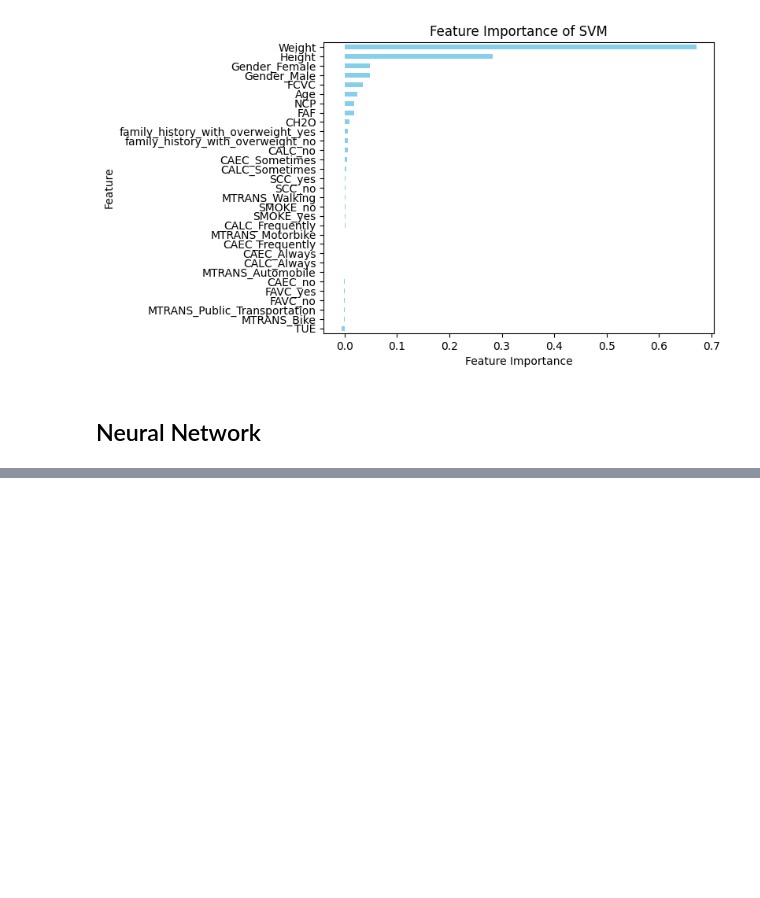
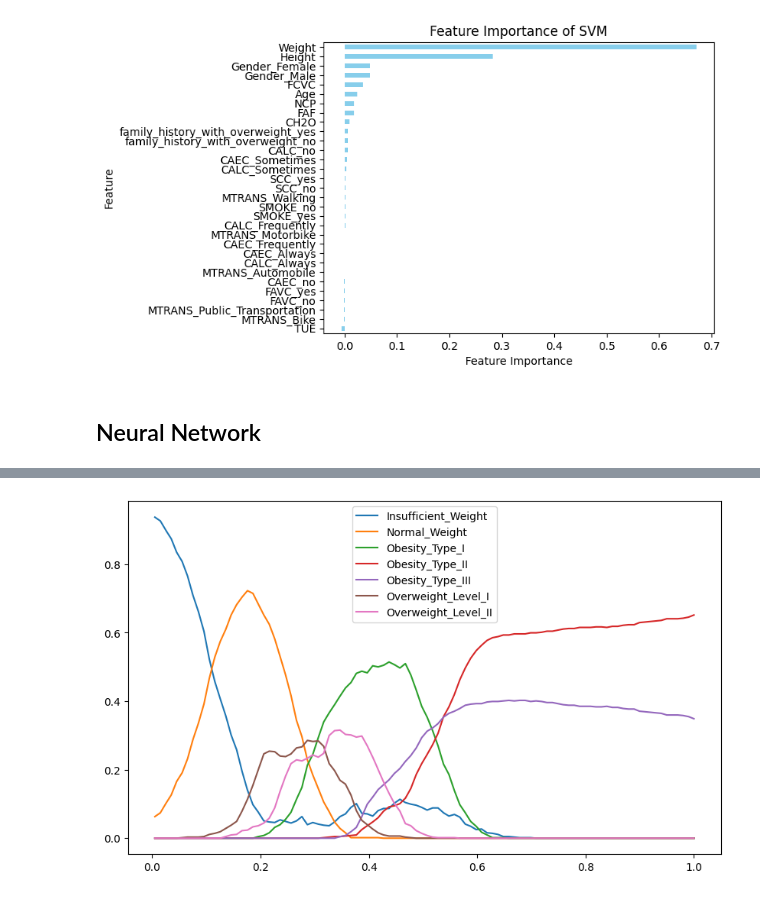
Before and after one commit to epitta/Statistical_A3, a Jupyter notebook: A3v3finalmodels.ipynb, the cells around one changed output, grey strips where cells are left out. Saved outputs shown, nothing was run; the diff lists cells and outputs as text; code cells hidden in the pictures; blank space fills up the shorter version.

```diff
--- a/A3v3finalmodels.ipynb
+++ b/A3v3finalmodels.ipynb
@@ -377,0 +435,13 @@ y_pred_nn = nn_model.predict(X_test)
+# %%
+plt.figure(figsize=(10, 6))
+plt.plot(feature_values, predictions[0], label=class_name[0])
+plt.plot(feature_values, predictions[1], label=class_name[1])
+plt.plot(feature_values, predictions[2], label=class_name[2])
+plt.plot(feature_values, predictions[3], label=class_name[3])
+plt.plot(feature_values, predictions[4], label=class_name[4])
+plt.plot(feature_values, predictions[5], label=class_name[5])
+plt.plot(feature_values, predictions[6], label=class_name[6])
+plt.legend()
+plt.show()
+# %% [output]
+[figure, added]
```
Also changed, not shown: parts of 13 cells of this notebook, 1 other file.
